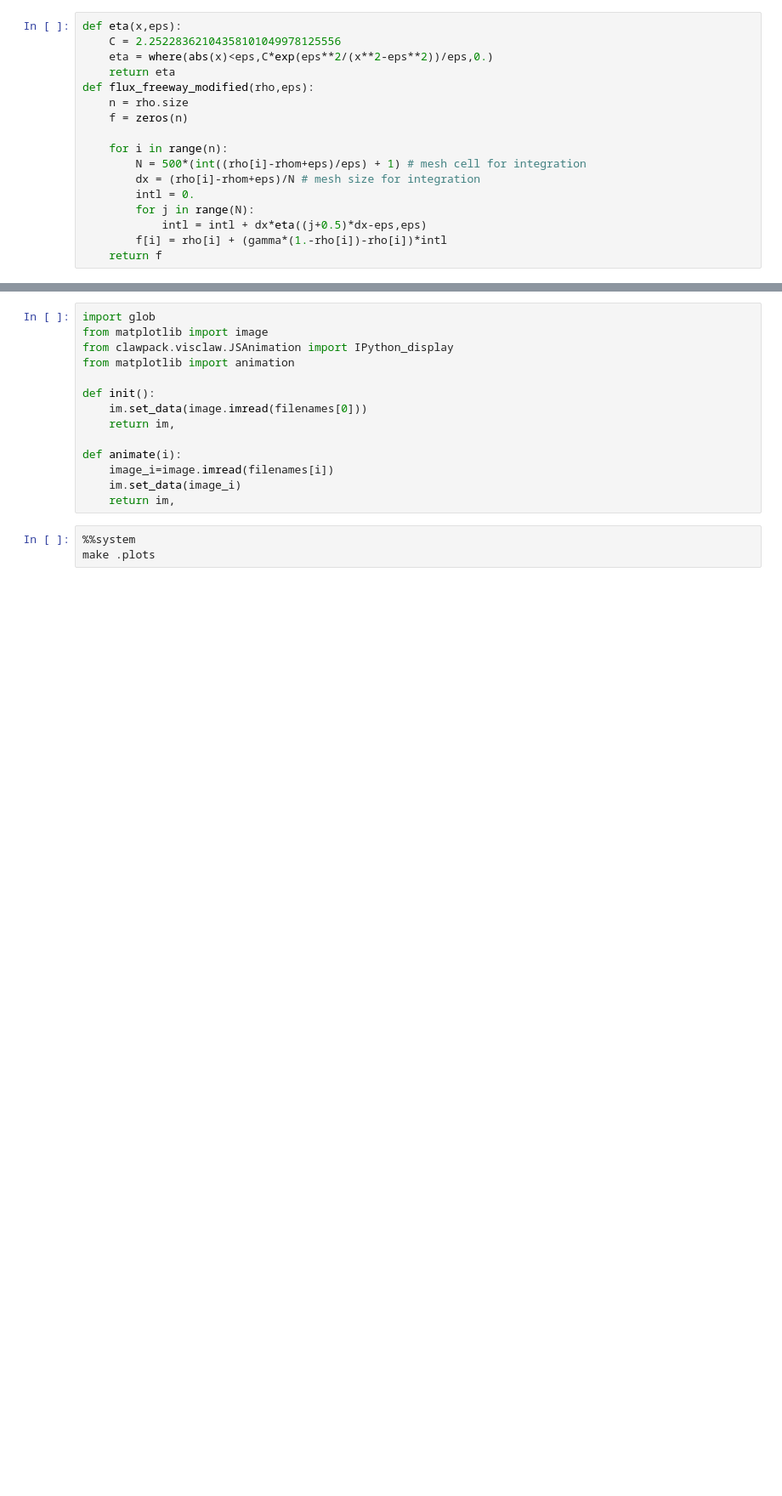
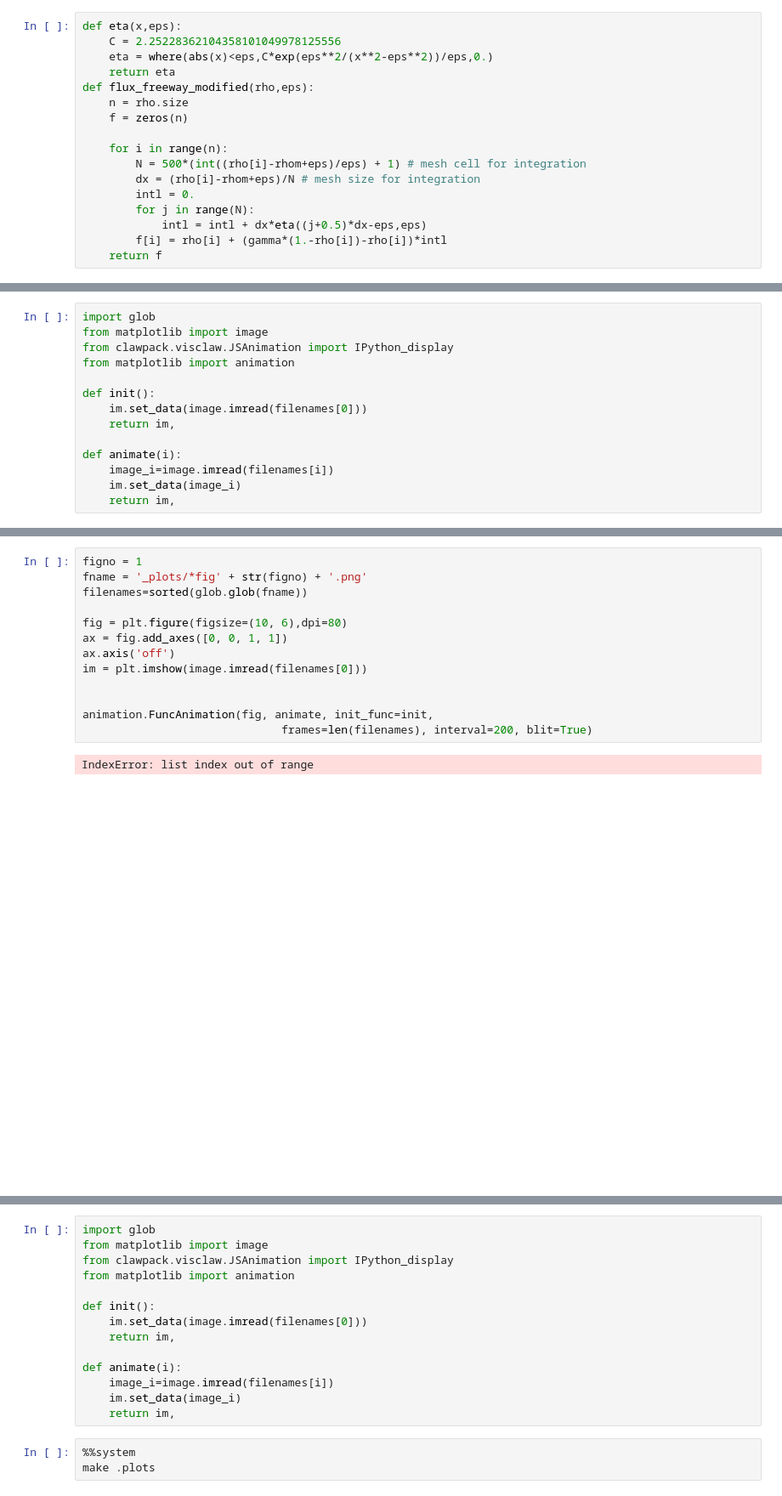
Before and after one commit to amath574w2015/am574-group07, a Jupyter notebook: presentation/presentation.ipynb, the cells around one changed output, grey strips where cells are left out. Shown at 85% size. Saved outputs shown, nothing was run; the diff lists cells and outputs as text; blank space fills up the shorter version.

```diff
--- a/presentation/presentation.ipynb
+++ b/presentation/presentation.ipynb
@@ -106,0 +228,14 @@ For here we consider Riemann problem three initial conditions:
+# %%
+import glob
+from matplotlib import image
+from clawpack.visclaw.JSAnimation import IPython_display
+from matplotlib import animation
+
+def init():
+    im.set_data(image.imread(filenames[0]))
+    return im,
+
+def animate(i):
+    image_i=image.imread(filenames[i])
+    im.set_data(image_i)
+    return im,
@@ -106,0 +260,16 @@ For here we consider Riemann problem three initial conditions:
+# %%
+figno = 1
+fname = '_plots/*fig' + str(figno) + '.png'
+filenames=sorted(glob.glob(fname))
+
+fig = plt.figure(figsize=(10, 6),dpi=80)
+ax = fig.add_axes([0, 0, 1, 1])
+ax.axis('off')
+im = plt.imshow(image.imread(filenames[0]))
+
+
+animation.FuncAnimation(fig, animate, init_func=init,
+                              frames=len(filenames), interval=200, blit=True)
+# %% [output]
+IndexError: list index out of range
+[figure, added]
```
Also changed, not shown: parts of 45 cells of this notebook.
